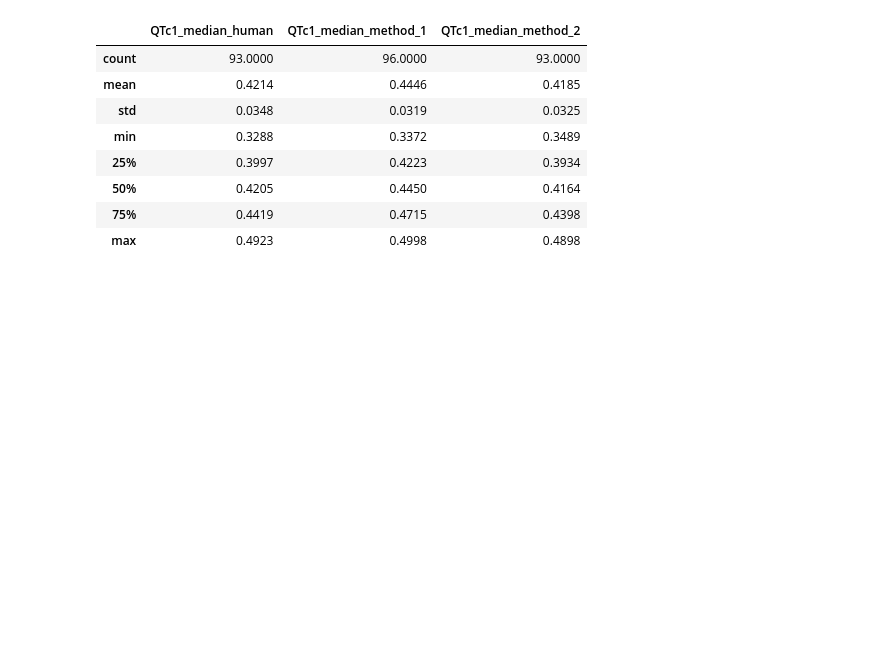
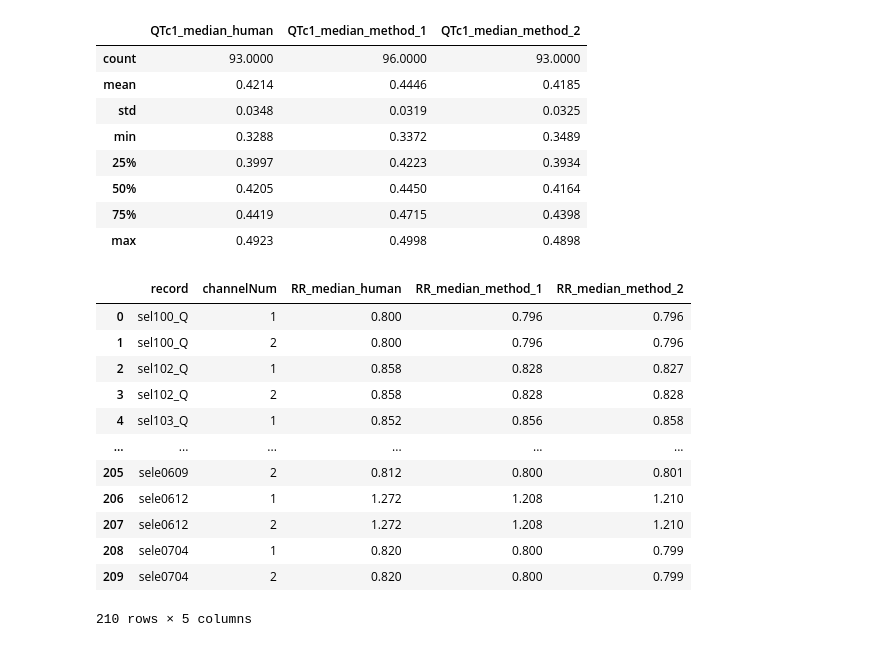
Before and after one commit to Simurgh818/QT_pipeline, a Jupyter notebook: data_analysis.ipynb, the cells around one changed output. Cells and saved outputs as stored; diff of their text form; code cells hidden in the pictures; blank space fills up the shorter version.

```diff
--- a/data_analysis.ipynb
+++ b/data_analysis.ipynb
@@ -134,3 +134,21 @@ QTc1_median_lead2.describe().round(decimals=4)
 | 50% | 0.4205 | 0.4450 | 0.4164 |
 | 75% | 0.4419 | 0.4715 | 0.4398 |
 | max | 0.4923 | 0.4998 | 0.4898 |
+# %%
+RR_selection = ['record','channelNum','RR_median_human','RR_median_method_1','RR_median_method_2']
+RR_median = df.loc[:,RR_selection]
+RR_median
+# %% [output]
+|  | record | channelNum | RR_median_human | RR_median_method_1 | RR_median_method_2 |
+| 0 | sel100_Q | 1 | 0.800 | 0.796 | 0.796 |
+| 1 | sel100_Q | 2 | 0.800 | 0.796 | 0.796 |
+| 2 | sel102_Q | 1 | 0.858 | 0.828 | 0.827 |
+| 3 | sel102_Q | 2 | 0.858 | 0.828 | 0.828 |
+| 4 | sel103_Q | 1 | 0.852 | 0.856 | 0.858 |
+| ... | ... | ... | ... | ... | ... |
+| 205 | sele0609 | 2 | 0.812 | 0.800 | 0.801 |
+| 206 | sele0612 | 1 | 1.272 | 1.208 | 1.210 |
+| 207 | sele0612 | 2 | 1.272 | 1.208 | 1.210 |
+| 208 | sele0704 | 1 | 0.820 | 0.800 | 0.799 |
+| 209 | sele0704 | 2 | 0.820 | 0.800 | 0.799 |
+210 rows × 5 columns
```
Also changed, not shown: 1 other file.
